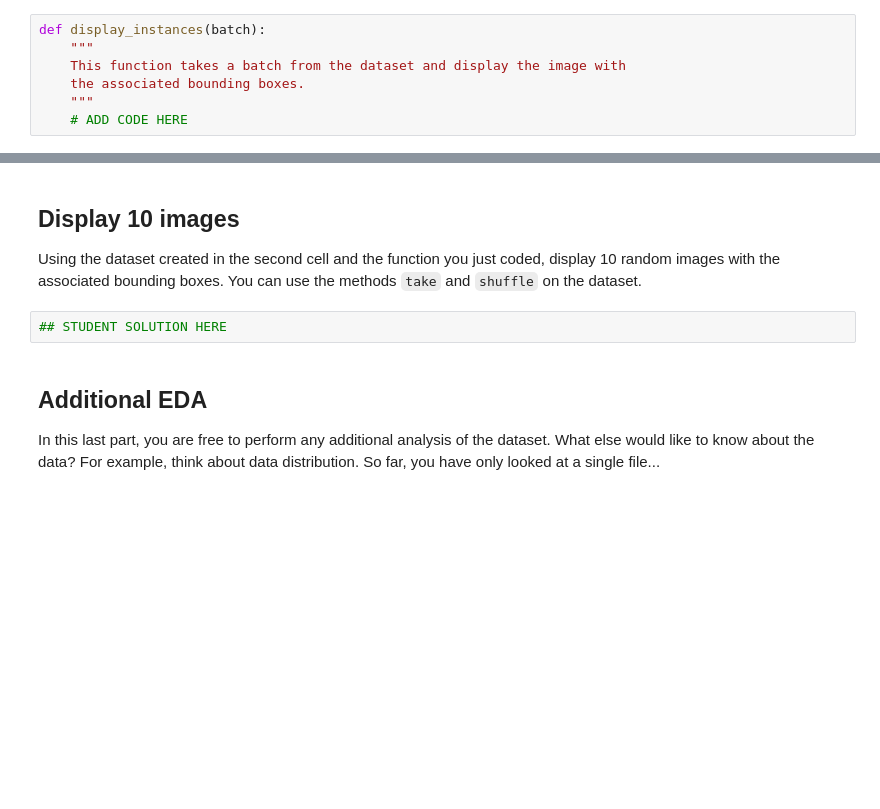
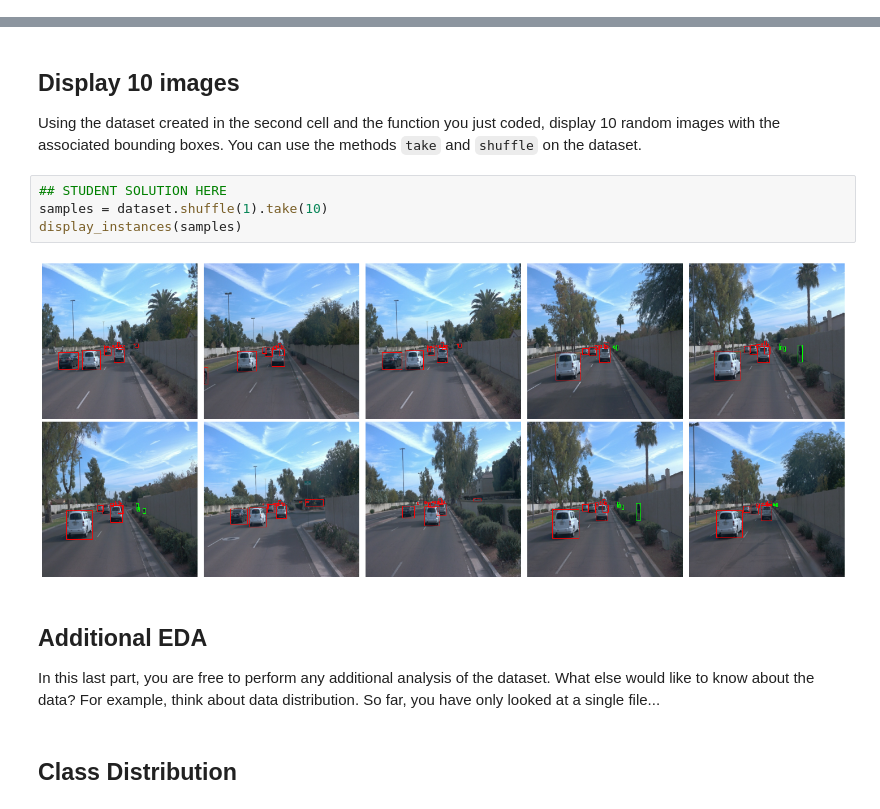
Before and after one commit to hyunkunkim/study_sdc_p1, a Jupyter notebook: Exploratory Data Analysis.ipynb, the cells around one changed output, grey strips where cells are left out. Saved outputs shown, nothing was run; the diff lists cells and outputs as text; blank space fills up the shorter version.

Commit message:
basic EDA by showing image samples

```diff
--- a/Exploratory Data Analysis.ipynb
+++ b/Exploratory Data Analysis.ipynb
@@ -38,10 +68,3 @@ print(dir(dataset))
 ## Write a function to display an image and the bounding boxes
 
 Implement the `display_instances` function below. This function takes a batch as an input and display an image with its corresponding bounding boxes. The only requirement is that the classes should be color coded (eg, vehicles in red, pedestrians in blue, cyclist in green).
-# %%
-def display_instances(batch):
-    """
-    This function takes a batch from the dataset and display the image with
-    the associated bounding boxes.
-    """
-    # ADD CODE HERE
@@ -51,8 +128,14 @@ def display_instances(batch):
 Using the dataset created in the second cell and the function you just coded, display 10 random images with the associated bounding boxes. You can use the methods `take` and `shuffle` on the dataset.
 # %%
 ## STUDENT SOLUTION HERE
+samples = dataset.shuffle(1).take(10)
+display_instances(samples)
+# %% [output]
+[figure, added]
 # %% [markdown]
 ## Additional EDA
 
 In this last part, you are free to perform any additional analysis of the dataset. What else would like to know about the data?
 For example, think about data distribution. So far, you have only looked at a single file...
+# %% [markdown]
+## Class Distribution
```
Also changed, not shown: parts of 3 cells of this notebook, 2 other files.
